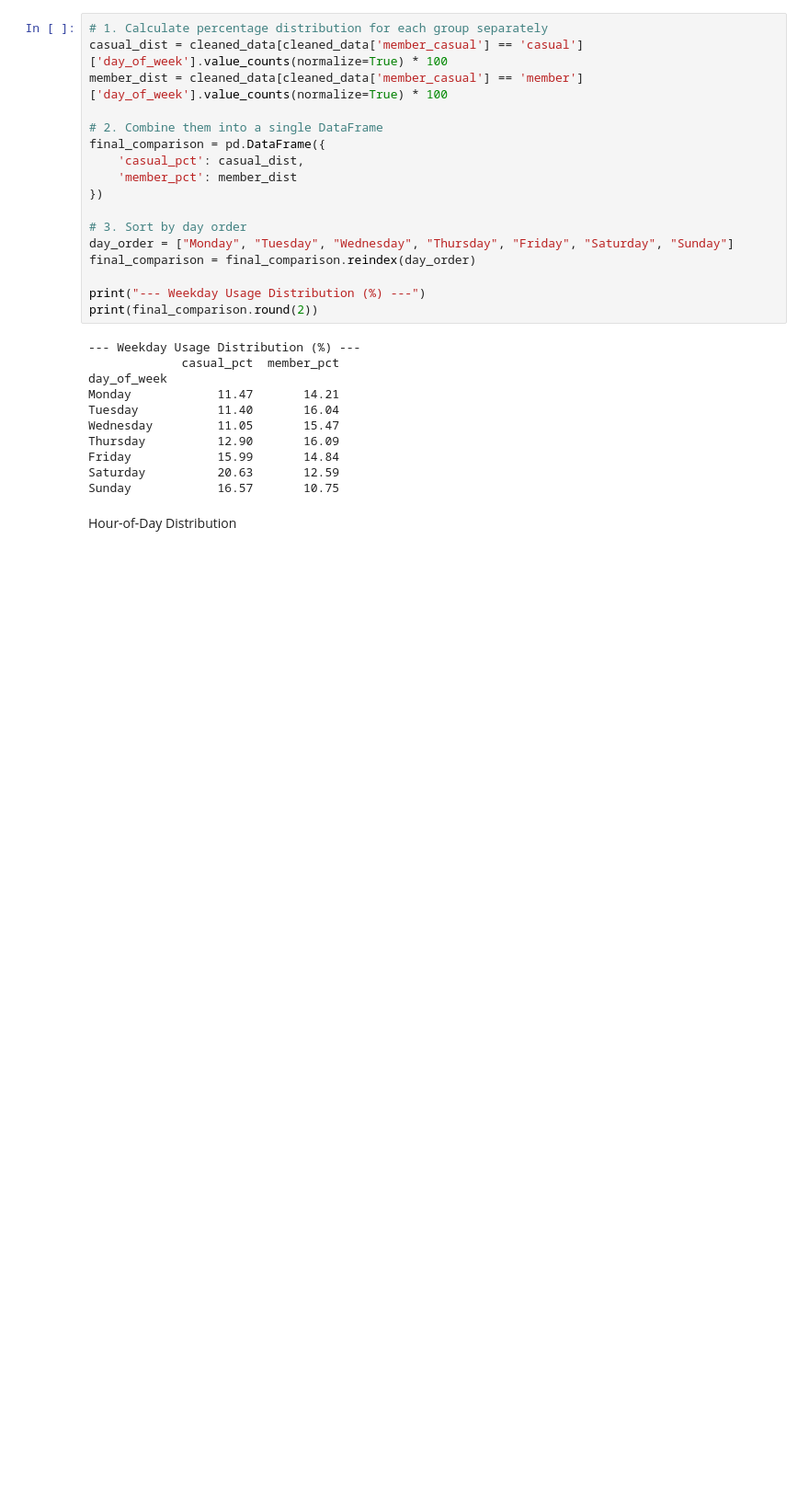
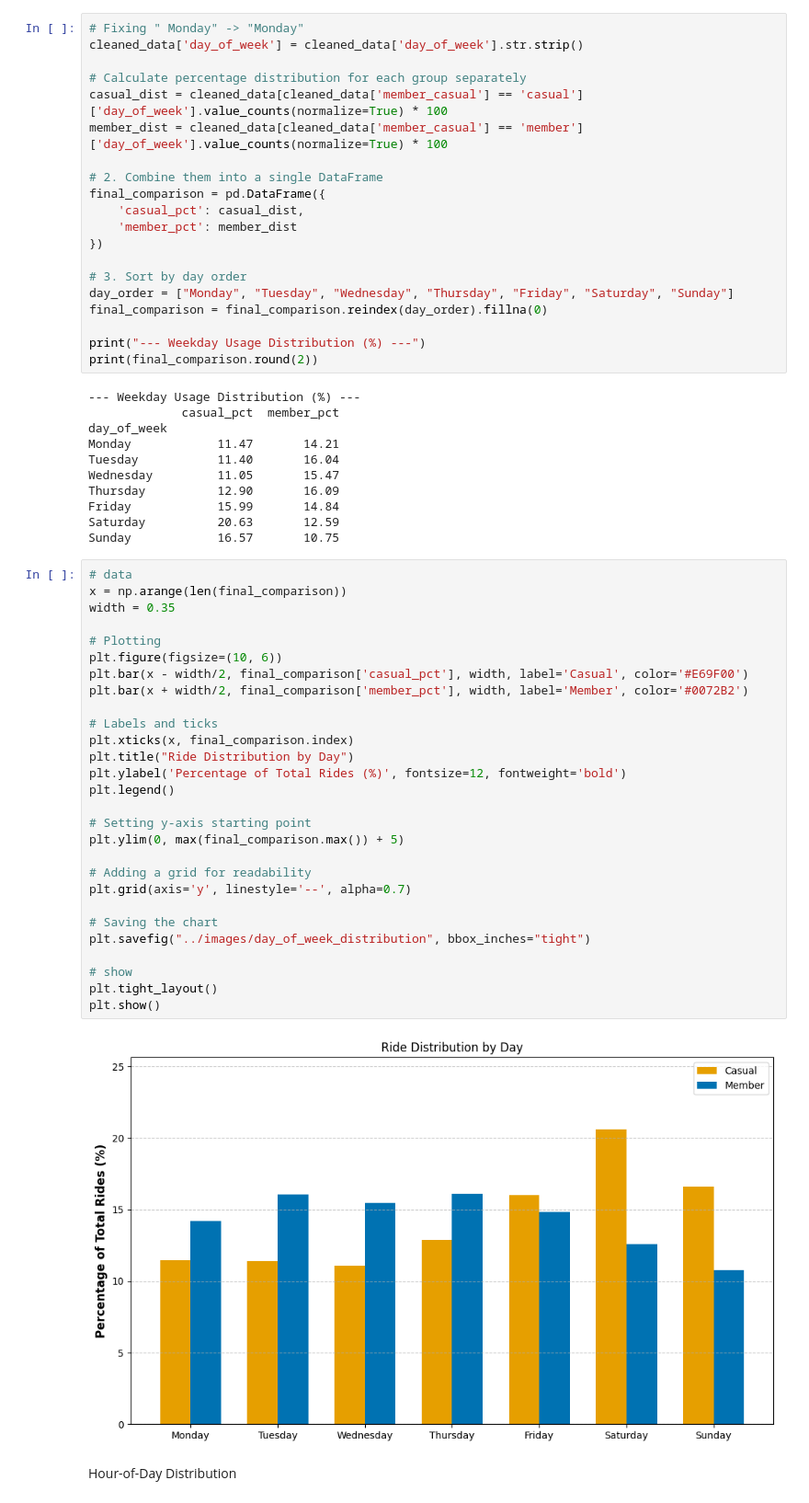
Before and after one commit to Fareed04/Case_Study__Cyclistic_bike_share_analysis, a Jupyter notebook: notebooks/experiments.ipynb, the cells around one changed output. Shown at 92% size. Saved outputs shown, nothing was run; the diff lists cells and outputs as text; blank space fills up the shorter version.

```diff
--- a/notebooks/experiments.ipynb
+++ b/notebooks/experiments.ipynb
@@ -352,5 +371,8 @@ cleaned_data.head()
 # %%
-# 1. Calculate percentage distribution for each group separately
+# Fixing " Monday" -> "Monday"
+cleaned_data['day_of_week'] = cleaned_data['day_of_week'].str.strip()
+
+# Calculate percentage distribution for each group separately
 casual_dist = cleaned_data[cleaned_data['member_casual'] == 'casual']['day_of_week'].value_counts(normalize=True) * 100
 member_dist = cleaned_data[cleaned_data['member_casual'] == 'member']['day_of_week'].value_counts(normalize=True) * 100
 
@@ -362,7 +384,7 @@ final_comparison = pd.DataFrame({
 
 # 3. Sort by day order
 day_order = ["Monday", "Tuesday", "Wednesday", "Thursday", "Friday", "Saturday", "Sunday"]
-final_comparison = final_comparison.reindex(day_order)
+final_comparison = final_comparison.reindex(day_order).fillna(0)
 
 print("--- Weekday Usage Distribution (%) ---")
 print(final_comparison.round(2))
@@ -377,6 +399,36 @@ Thursday          12.90       16.09
 Friday            15.99       14.84
 Saturday          20.63       12.59
 Sunday            16.57       10.75
+# %%
+# data
+x = np.arange(len(final_comparison))
+width = 0.35
+
+# Plotting
+plt.figure(figsize=(10, 6))
+plt.bar(x - width/2, final_comparison['casual_pct'], width, label='Casual', color='#E69F00')
+plt.bar(x + width/2, final_comparison['member_pct'], width, label='Member', color='#0072B2')
+
+# Labels and ticks
+plt.xticks(x, final_comparison.index)
+plt.title("Ride Distribution by Day")
+plt.ylabel('Percentage of Total Rides (%)', fontsize=12, fontweight='bold')
+plt.legend()
+
+# Setting y-axis starting point
+plt.ylim(0, max(final_comparison.max()) + 5)
+
+# Adding a grid for readability
+plt.grid(axis='y', linestyle='--', alpha=0.7)
+
+# Saving the chart
+plt.savefig("../images/day_of_week_distribution", bbox_inches="tight")
+
+# show
+plt.tight_layout()
+plt.show()
+# %% [output]
+[figure, added]
 # %% [markdown]
 Hour-of-Day Distribution
 # %%
```
Also changed, not shown: parts of 6 cells of this notebook, 2 other files.
